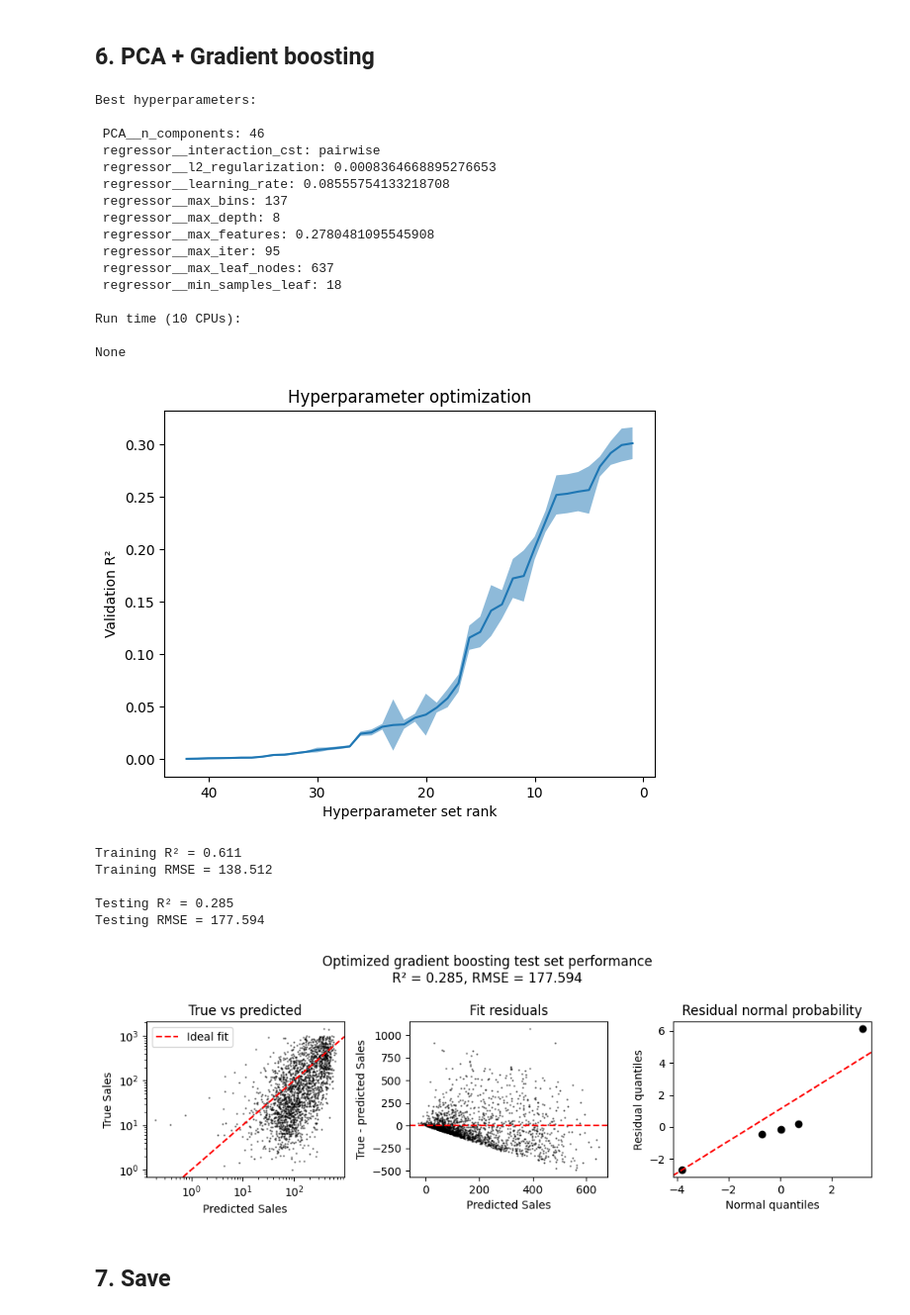
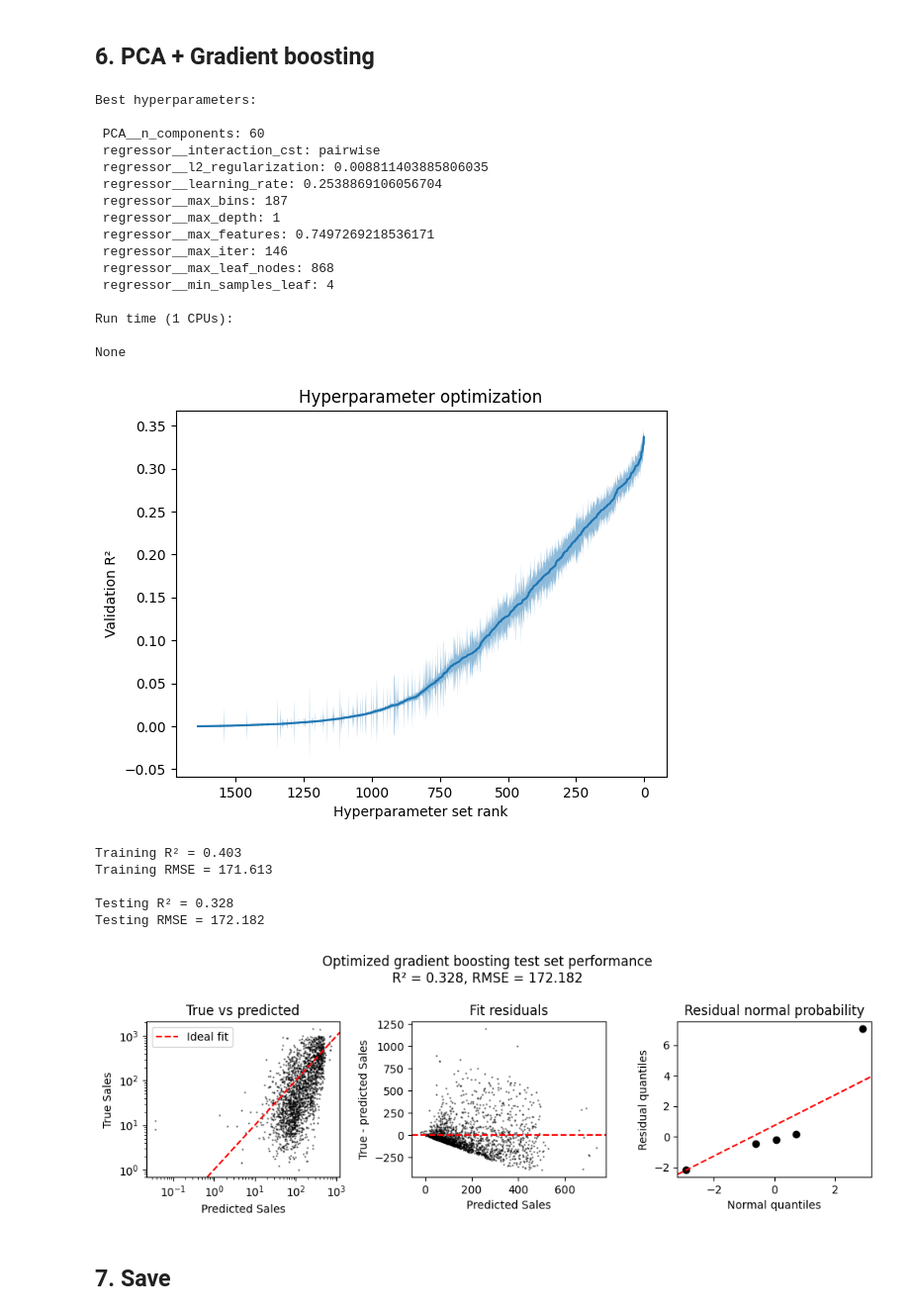
Before and after one commit to 4GeeksAcademy/gperdrizet-holmes-final-project, a Jupyter notebook: notebooks/02-sales.ipynb, the cells around one changed output. Shown at 99% size. Drawn from its saved outputs; the diff is of its cells as text; code cells hidden in the pictures.

Commit message:
Finished sales regression

```diff
--- a/notebooks/02-sales.ipynb
+++ b/notebooks/02-sales.ipynb
@@ -187,7 +187,7 @@ memory usage: 2.1 MB
 # %% [markdown]
 ## 3. Linear regression
 # %%
-linear_model = funcs.train_evaluate_model(
+linear_model = funcs.train_evaluate_regression(
     model=LinearRegression(),
     train_df=train_df,
     test_df=test_df,
@@ -224,7 +223,7 @@ ax.tick_params('x', labelrotation=90)
 # %% [markdown]
 ## 5. Gradient boosting
 # %%
-gbt_model = funcs.train_evaluate_model(
+gbt_model = funcs.train_evaluate_regression(
     model=HistGradientBoostingRegressor(),
     train_df=train_df,
     test_df=test_df,
@@ -243,14 +242,14 @@ Testing RMSE = 175.335
 ## 6. PCA + Gradient boosting
 # %%
 # Samples
-N_ITER = 50
+N_ITER = 2000
 
 # Cross validation strategy
 CV_FOLDS = 10
 CV_SPLIT = 0.5
 
 # CPU utilization
-N_JOBS = 10
+N_JOBS = 1
 
 CROSS_VAL = ShuffleSplit(
     n_splits=CV_FOLDS,
@@ -310,40 +309,40 @@ else:
 # %% [output]
 Best hyperparameters:
 
- PCA__n_components: 46
+ PCA__n_components: 60
  regressor__interaction_cst: pairwise
- regressor__l2_regularization: 0.0008364668895276653
- regressor__learning_rate: 0.08555754133218708
- regressor__max_bins: 137
- regressor__max_depth: 8
- regressor__max_features: 0.2780481095545908
- regressor__max_iter: 95
- regressor__max_leaf_nodes: 637
- regressor__min_samples_leaf: 18
+ regressor__l2_regularization: 0.008811403885806035
+ regressor__learning_rate: 0.2538869106056704
+ regressor__max_bins: 187
+ regressor__max_depth: 1
+ regressor__max_features: 0.7497269218536171
+ regressor__max_iter: 146
+ regressor__max_leaf_nodes: 868
+ regressor__min_samples_leaf: 4
 
-Run time (10 CPUs):
+Run time (1 CPUs):
 
 None
 # %%
 funcs.plot_cross_validation(search_results)
 # %% [output]
-[figure, old version]
+[figure, new version]
 # %%
-best_gbt_model = funcs.train_evaluate_model(
+best_gbt_model = funcs.train_evaluate_regression(
     model=best_model,
     train_df=train_df,
     test_df=test_df,
     label=label,
     plot_title='Optimized gradient boosting test set performance',
     log_axes=True
 )
 # %% [output]
-Training R² = 0.611
-Training RMSE = 138.512
+Training R² = 0.403
+Training RMSE = 171.613
 
-Testing R² = 0.285
-Testing RMSE = 177.594
+Testing R² = 0.328
+Testing RMSE = 172.182
-[figure, old version]
+[figure, new version]
 # %% [markdown]
 ## 7. Save
 # %%
```
Also changed, not shown: parts of 3 cells of this notebook.
